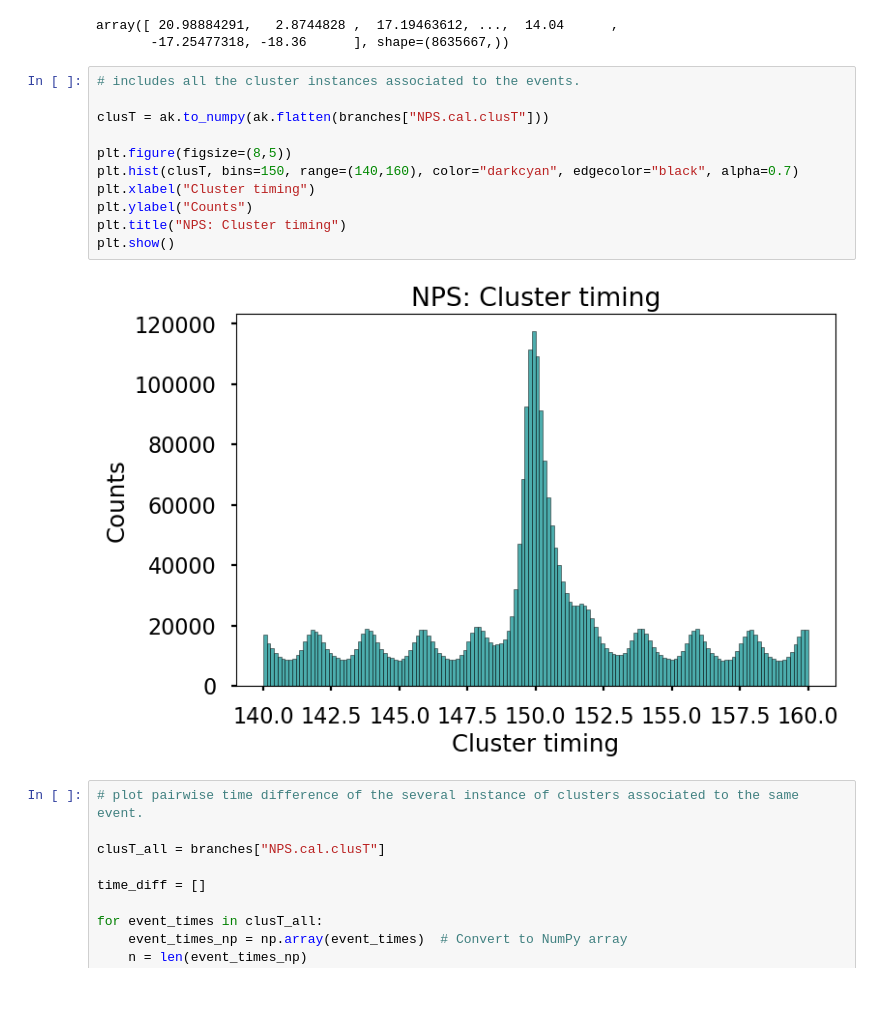
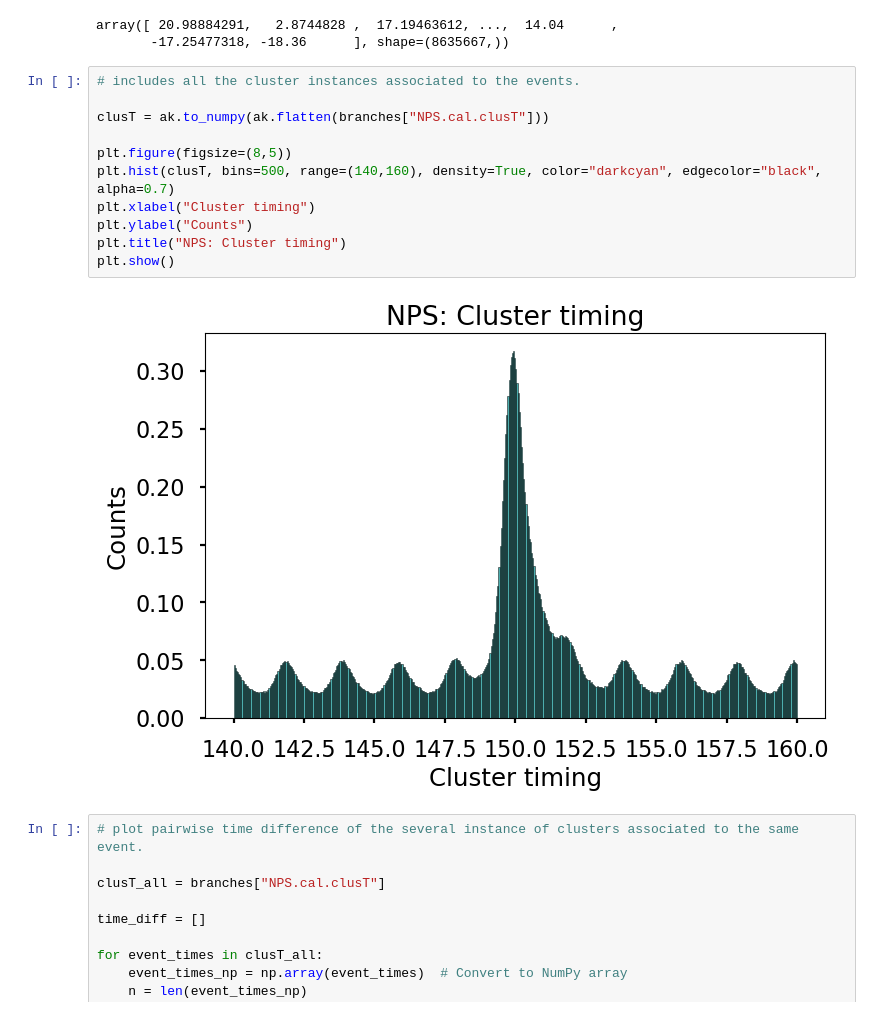
Before and after one commit to avnishphy/nps_analysis, a Jupyter notebook: pi0_analysis/exclusive_pi0.ipynb, the cells around one changed output. Drawn from its saved outputs; the diff is of its cells as text.

```diff
--- a/pi0_analysis/exclusive_pi0.ipynb
+++ b/pi0_analysis/exclusive_pi0.ipynb
@@ -106,16 +106,16 @@ array([ 20.98884291,   2.8744828 ,  17.19463612, ...,  14.04      ,
 # %%
 # includes all the cluster instances associated to the events.
 
 clusT = ak.to_numpy(ak.flatten(branches["NPS.cal.clusT"]))
 
 plt.figure(figsize=(8,5))
-plt.hist(clusT, bins=150, range=(140,160), color="darkcyan", edgecolor="black", alpha=0.7)
+plt.hist(clusT, bins=500, range=(140,160), density=True, color="darkcyan", edgecolor="black", alpha=0.7)
 plt.xlabel("Cluster timing")
 plt.ylabel("Counts")
 plt.title("NPS: Cluster timing")
 plt.show()
 # %% [output]
-[figure, old version]
+[figure, new version]
 # %%
 # plot pairwise time difference of the several instance of clusters associated to the same event.
 
```
Also changed, not shown: parts of 5 cells of this notebook, 2 other files.
